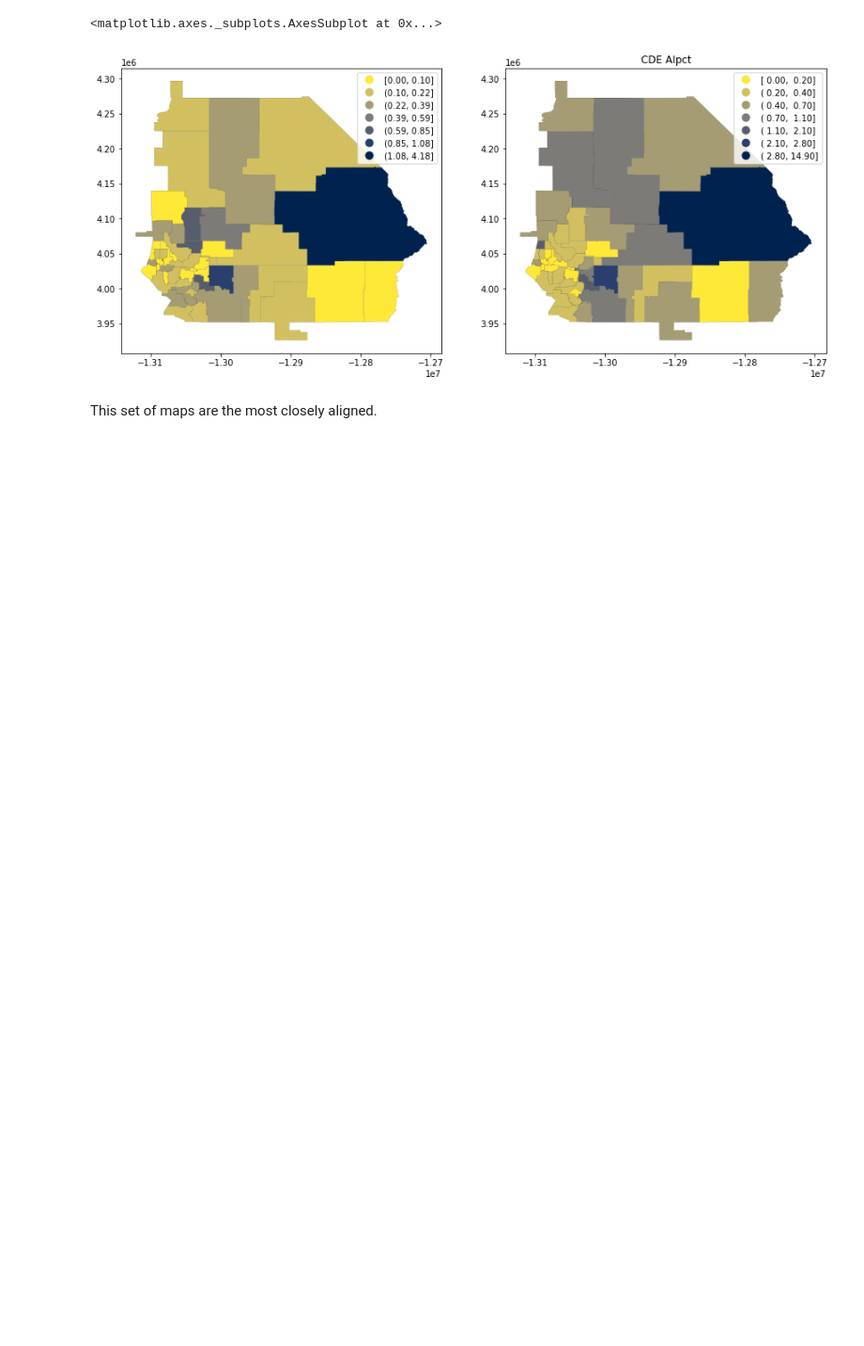
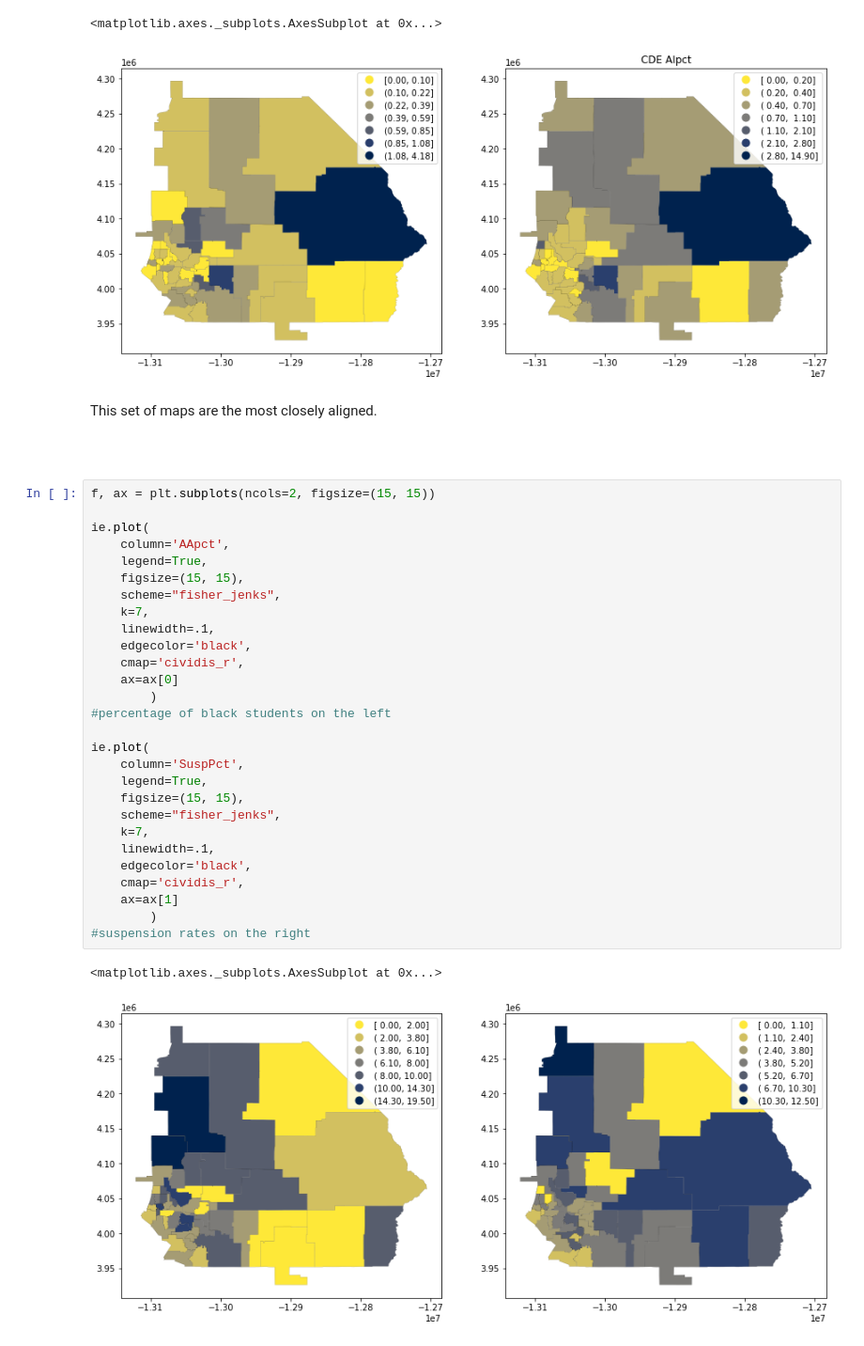
Before and after one commit to fiendskrah/finalcapstone, a Jupyter notebook: 350_ie_geosnap.ipynb, the cells around one changed output. Shown at 94% size. Drawn from its saved outputs; the diff is of its cells as text; blank space fills up the shorter version.

```diff
--- a/350_ie_geosnap.ipynb
+++ b/350_ie_geosnap.ipynb
@@ -460,3 +460,34 @@ ie.plot(
 [figure]
 # %% [markdown]
 This set of maps are the most closely aligned. <br><br><br>
+# %%
+f, ax = plt.subplots(ncols=2, figsize=(15, 15))
+
+ie.plot(
+    column='AApct',
+    legend=True,
+    figsize=(15, 15),
+    scheme="fisher_jenks",
+    k=7,
+    linewidth=.1,
+    edgecolor='black',
+    cmap='cividis_r',
+    ax=ax[0]
+        )
+#percentage of black students on the left
+
+ie.plot(
+    column='SuspPct',
+    legend=True,
+    figsize=(15, 15),
+    scheme="fisher_jenks",
+    k=7,
+    linewidth=.1,
+    edgecolor='black',
+    cmap='cividis_r',
+    ax=ax[1]
+        )
+#suspension rates on the right
+# %% [output]
+<matplotlib.axes._subplots.AxesSubplot at 0x...>
+[figure, added]
```
Also changed, not shown: 3 other files.
